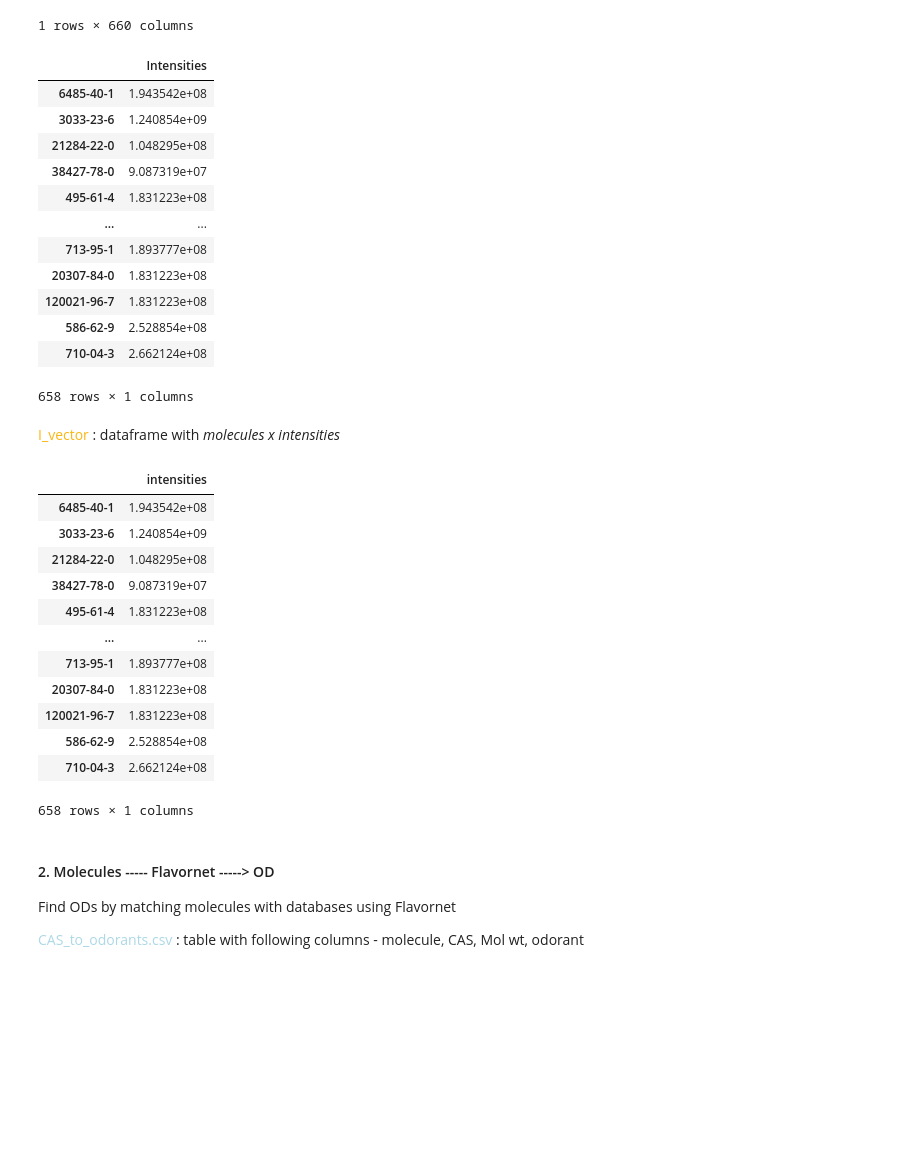
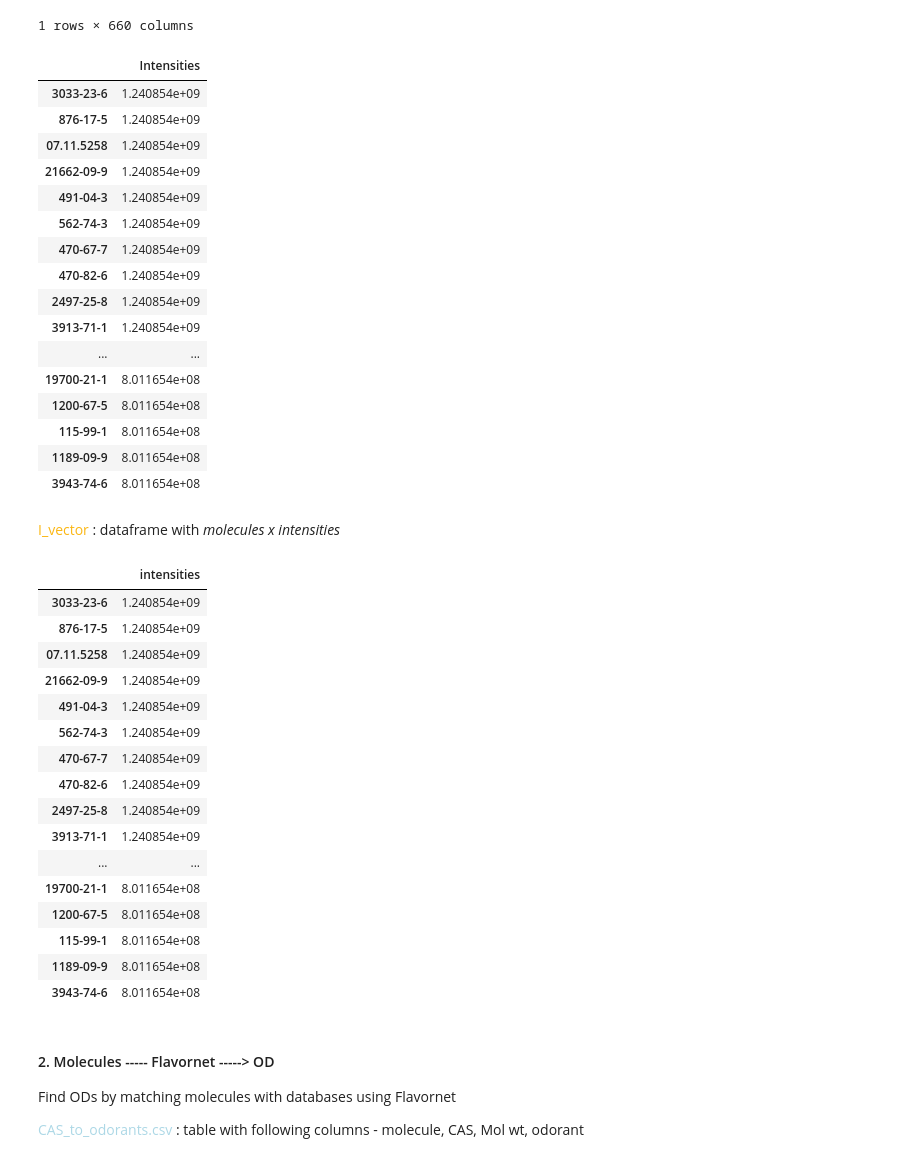
Before and after one commit to rengesf/flavorpred, a Jupyter notebook: Pipeline_RI.ipynb, the cells around one changed output. Saved outputs shown, nothing was run; the diff lists cells and outputs as text; code cells hidden in the pictures; blank space fills up the shorter version.

```diff
--- a/Pipeline_RI.ipynb
+++ b/Pipeline_RI.ipynb
@@ -114,26 +114,30 @@ used_data
 # %%
 
 used_data = used_data.drop(columns=['sample_key', 'replicate'])
 #largest_entries = used_data.iloc[0].nlargest(100)
-largest_entries = used_data.iloc[0]
+largest_entries = used_data.iloc[0].nlargest(50)
 
 # Create a new DataFrame with only the largest entries
 data_top50 = pd.DataFrame({'Intensities': largest_entries})
 data_top50
 # %% [output]
 |  | Intensities |
-| 6485-40-1 | 1.943542e+08 |
 | 3033-23-6 | 1.240854e+09 |
-| 21284-22-0 | 1.048295e+08 |
-| 38427-78-0 | 9.087319e+07 |
-| 495-61-4 | 1.831223e+08 |
+| 876-17-5 | 1.240854e+09 |
+| 07.11.5258 | 1.240854e+09 |
+| 21662-09-9 | 1.240854e+09 |
+| 491-04-3 | 1.240854e+09 |
+| 562-74-3 | 1.240854e+09 |
+| 470-67-7 | 1.240854e+09 |
+| 470-82-6 | 1.240854e+09 |
+| 2497-25-8 | 1.240854e+09 |
+| 3913-71-1 | 1.240854e+09 |
 | ... | ... |
-| 713-95-1 | 1.893777e+08 |
-| 20307-84-0 | 1.831223e+08 |
-| 120021-96-7 | 1.831223e+08 |
-| 586-62-9 | 2.528854e+08 |
-| 710-04-3 | 2.662124e+08 |
+| 19700-21-1 | 8.011654e+08 |
+| 1200-67-5 | 8.011654e+08 |
+| 115-99-1 | 8.011654e+08 |
+| 1189-09-9 | 8.011654e+08 |
+| 3943-74-6 | 8.011654e+08 |
-658 rows × 1 columns
 # %%
 ms_cas = list(data_top50.index)
 # %%
@@ -146,18 +150,22 @@ I_vector = pd.DataFrame(data= intensities,index = ms_cas, columns=["intensities"
 I_vector
 # %% [output]
 |  | intensities |
-| 6485-40-1 | 1.943542e+08 |
 | 3033-23-6 | 1.240854e+09 |
-| 21284-22-0 | 1.048295e+08 |
-| 38427-78-0 | 9.087319e+07 |
-| 495-61-4 | 1.831223e+08 |
+| 876-17-5 | 1.240854e+09 |
+| 07.11.5258 | 1.240854e+09 |
+| 21662-09-9 | 1.240854e+09 |
+| 491-04-3 | 1.240854e+09 |
+| 562-74-3 | 1.240854e+09 |
+| 470-67-7 | 1.240854e+09 |
+| 470-82-6 | 1.240854e+09 |
+| 2497-25-8 | 1.240854e+09 |
+| 3913-71-1 | 1.240854e+09 |
 | ... | ... |
-| 713-95-1 | 1.893777e+08 |
-| 20307-84-0 | 1.831223e+08 |
-| 120021-96-7 | 1.831223e+08 |
-| 586-62-9 | 2.528854e+08 |
-| 710-04-3 | 2.662124e+08 |
+| 19700-21-1 | 8.011654e+08 |
+| 1200-67-5 | 8.011654e+08 |
+| 115-99-1 | 8.011654e+08 |
+| 1189-09-9 | 8.011654e+08 |
+| 3943-74-6 | 8.011654e+08 |
-658 rows × 1 columns
 # %% [markdown]
 #### 2. Molecules ----- Flavornet -----> OD
 Find ODs by matching molecules with databases using Flavornet
```
Also changed, not shown: parts of 20 cells of this notebook, 7 other files.
